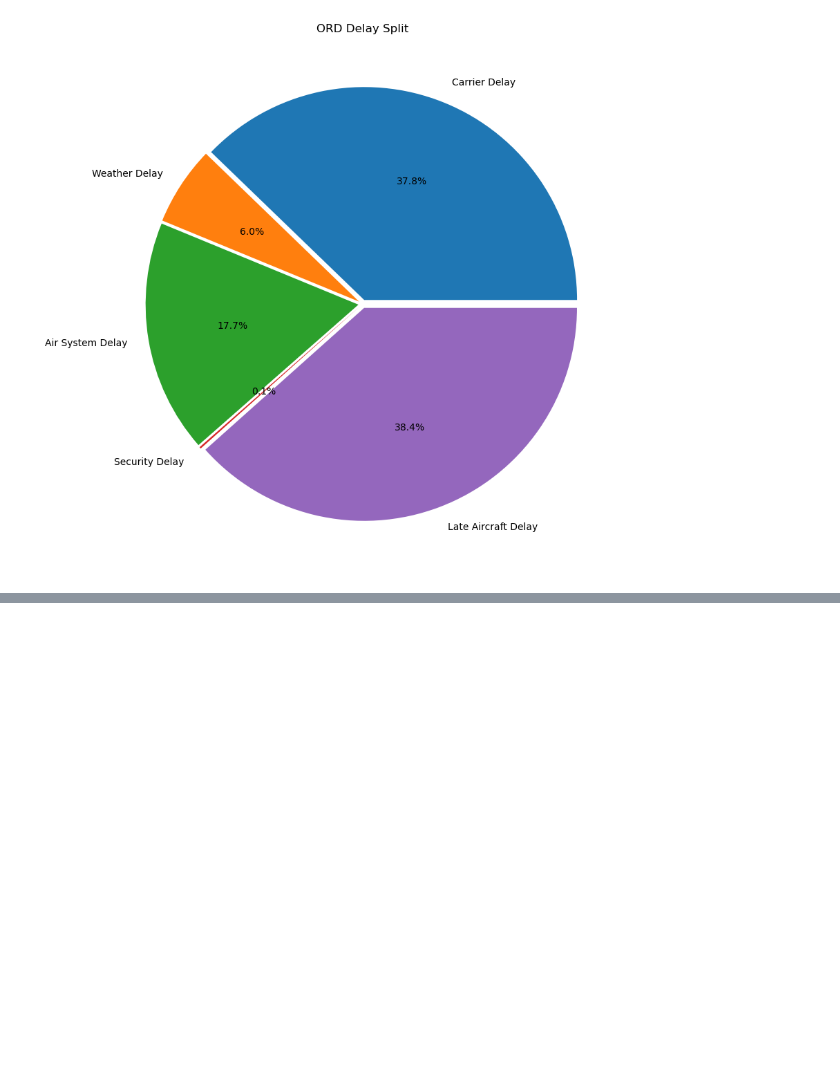
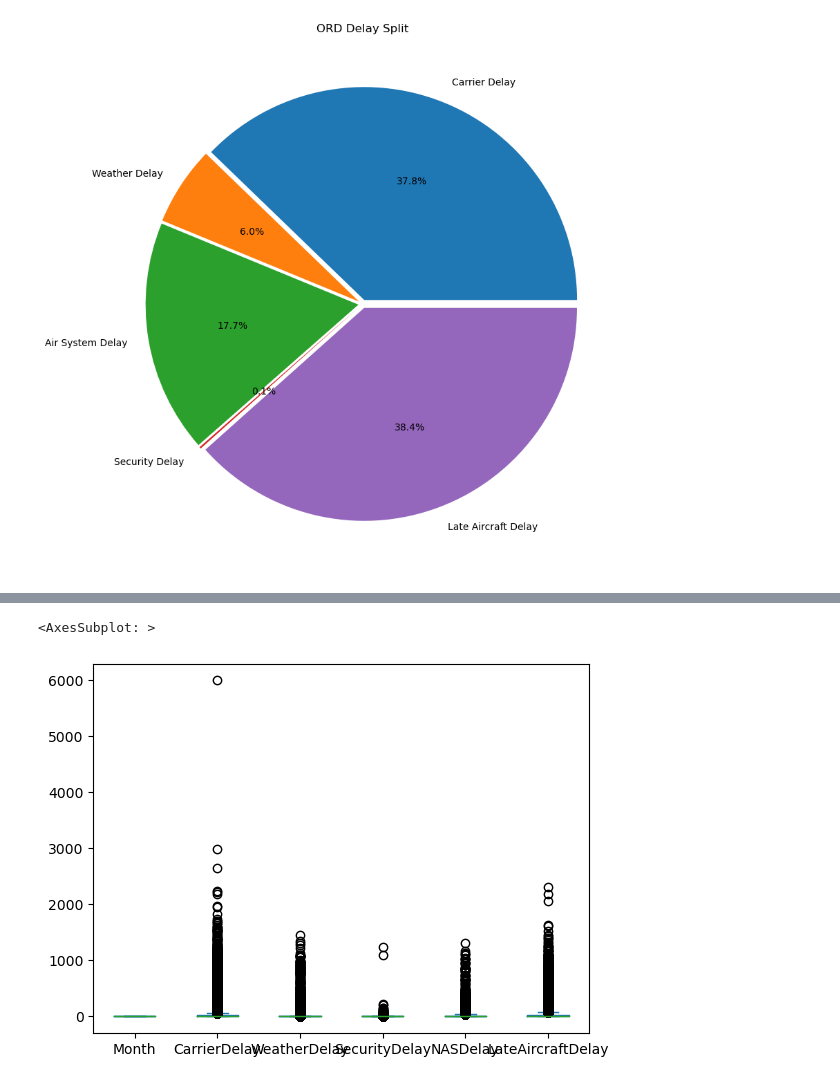
Before and after one commit to atramirez/Flight-Delays-Capstone, a Jupyter notebook: notebooks/eda.ipynb, the cells around one changed output, grey strips where cells are left out. Cells and saved outputs as stored; diff of their text form; code cells hidden in the pictures; blank space fills up the shorter version.

```diff
--- a/notebooks/eda.ipynb
+++ b/notebooks/eda.ipynb
@@ -149,0 +181,5 @@ ord_delay_types_df = ord_delays_df[['Month','CarrierDelay', 'WeatherDelay', 'Sec
+# %%
+ord_delay_types_df.plot.box()
+# %% [output]
+<AxesSubplot: >
+[figure, added]
```
Also changed, not shown: parts of 17 cells of this notebook.
